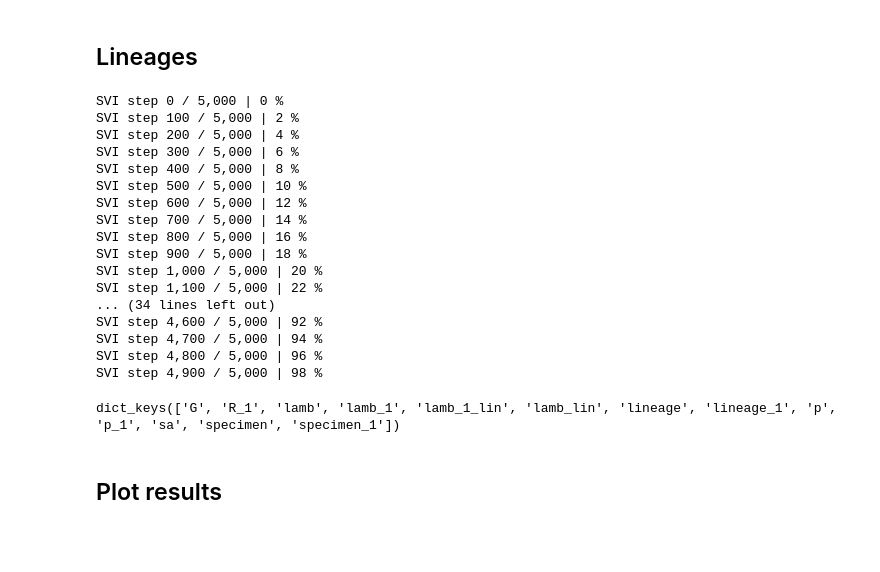
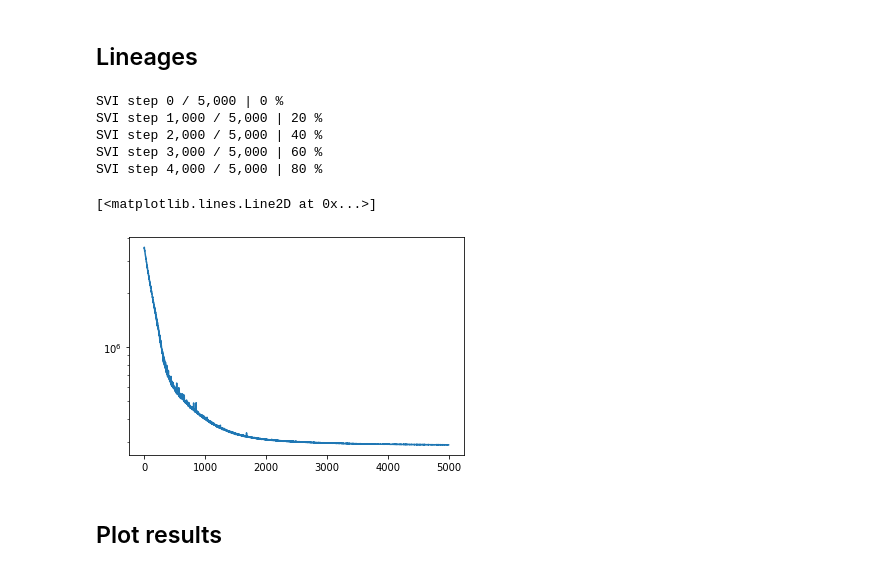
Before and after one commit to sagar87/genomicsurveillance, a Jupyter notebook: notebooks/quick_start.ipynb, the cells around one changed output. Cells and saved outputs as stored; diff of their text form; code cells hidden in the pictures; blank space fills up the shorter version.

```diff
--- a/notebooks/quick_start.ipynb
+++ b/notebooks/quick_start.ipynb
@@ -68,32 +68,21 @@ max_lineages = 5
 lineages_red = np.concatenate([lineages[..., :max_lineages], lineages[..., max_lineages:].sum(-1, keepdims=True)], -1)
 # %%
 model = gs.IndependentMultiLineage(cases, lineages_red, lineage_date_idx, eng.pop18.values,
-                                   regions=[uk[uk.ctry19id==0].rgn19id.values], log_freq=100,
+                                   regions=[uk[uk.ctry19id==0].rgn19id.values], log_freq=1000,
                                    tau=5, rng_key=343)
 # %%
 model.fit()
 # %% [output]
 SVI step 0 / 5,000 | 0 %
-SVI step 100 / 5,000 | 2 %
-SVI step 200 / 5,000 | 4 %
-SVI step 300 / 5,000 | 6 %
-SVI step 400 / 5,000 | 8 %
-SVI step 500 / 5,000 | 10 %
-SVI step 600 / 5,000 | 12 %
-SVI step 700 / 5,000 | 14 %
-SVI step 800 / 5,000 | 16 %
-SVI step 900 / 5,000 | 18 %
 SVI step 1,000 / 5,000 | 20 %
-SVI step 1,100 / 5,000 | 22 %
-... (34 lines left out)
-SVI step 4,600 / 5,000 | 92 %
-SVI step 4,700 / 5,000 | 94 %
-SVI step 4,800 / 5,000 | 96 %
-SVI step 4,900 / 5,000 | 98 %
+SVI step 2,000 / 5,000 | 40 %
+SVI step 3,000 / 5,000 | 60 %
+SVI step 4,000 / 5,000 | 80 %
-# %%
-model.posterior.data.keys()
-# %% [output]
-dict_keys(['G', 'R_1', 'lamb', 'lamb_1', 'lamb_1_lin', 'lamb_lin', 'lineage', 'lineage_1', 'p', 'p_1', 'sa', 'specimen', 'specimen_1'])
+# %%
+plt.semilogy(model.loss)
+# %% [output]
+[<matplotlib.lines.Line2D at 0x...>]
+[figure, added]
 # %% [markdown]
 ## Plot results
 # %%
```
Also changed, not shown: 2 other files.
